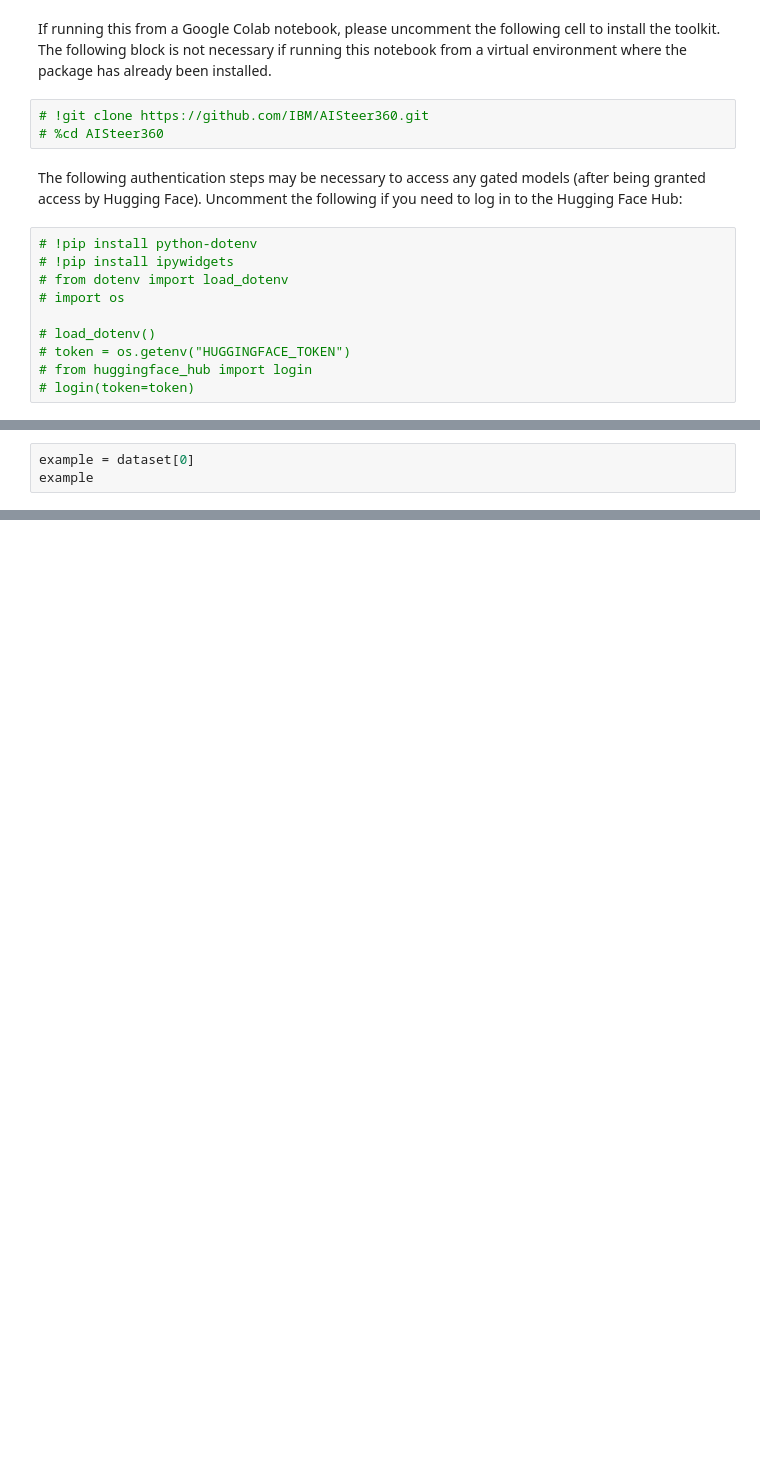
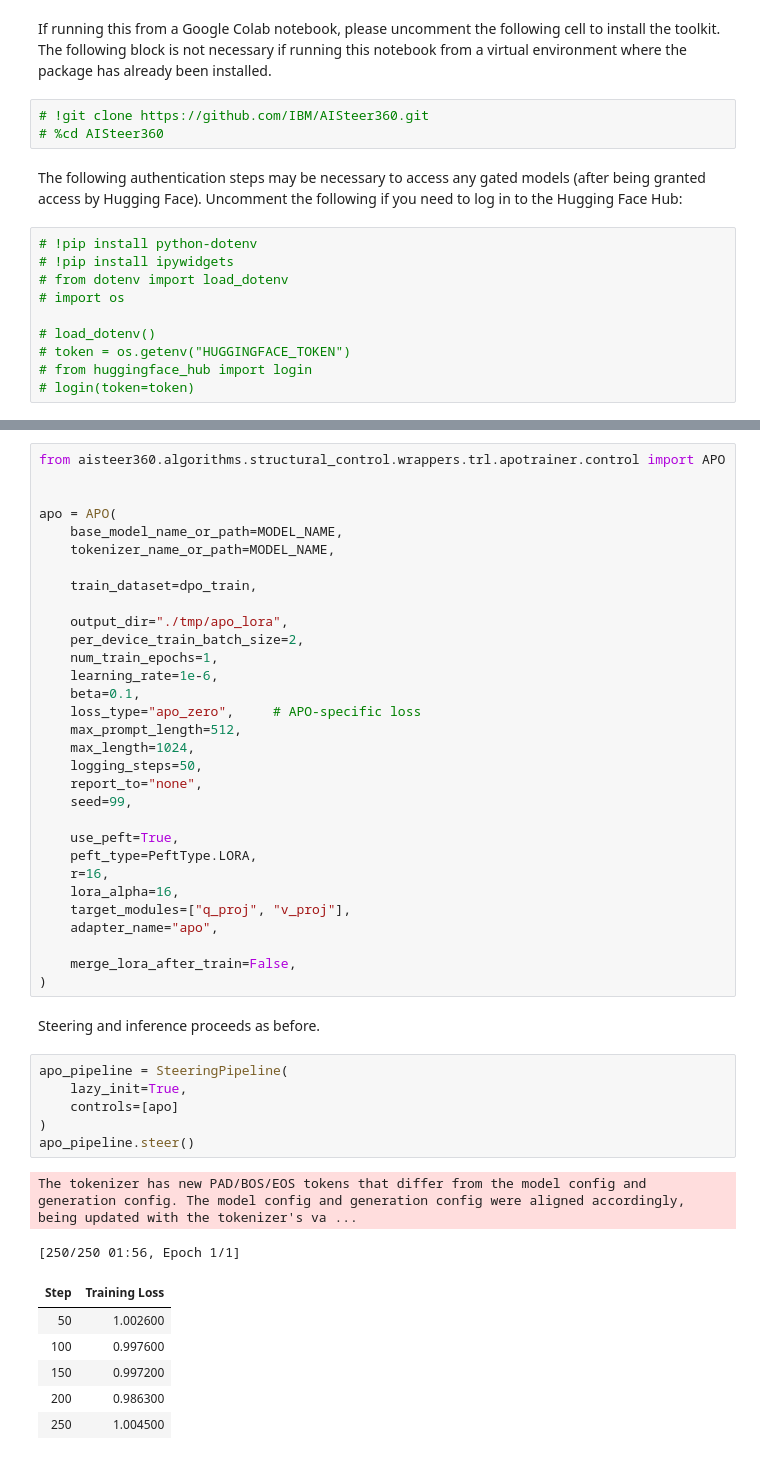
Before and after one commit to IBM/AISteer360, a Jupyter notebook: notebooks/controls/trl_wrapper.ipynb, the cells around one changed output, grey strips where cells are left out. Drawn from its saved outputs; the diff is of its cells as text; blank space fills up the shorter version.

```diff
--- a/notebooks/controls/trl_wrapper.ipynb
+++ b/notebooks/controls/trl_wrapper.ipynb
@@ -179,3 +30,0 @@ dataset = dataset.select(list(range(subset_size)))
-# %%
-example = dataset[0]
-example
@@ -435,0 +234,48 @@ print(steered_response)
+# %%
+from aisteer360.algorithms.structural_control.wrappers.trl.apotrainer.control import APO
+
+
+apo = APO(
+    base_model_name_or_path=MODEL_NAME,
+    tokenizer_name_or_path=MODEL_NAME,
+
+    train_dataset=dpo_train,
+
+    output_dir="./tmp/apo_lora",
+    per_device_train_batch_size=2,
+    num_train_epochs=1,
+    learning_rate=1e-6,
+    beta=0.1,
+    loss_type="apo_zero",     # APO-specific loss
+    max_prompt_length=512,
+    max_length=1024,
+    logging_steps=50,
+    report_to="none",
+    seed=99,
+
+    use_peft=True,
+    peft_type=PeftType.LORA,
+    r=16,
+    lora_alpha=16,
+    target_modules=["q_proj", "v_proj"],
+    adapter_name="apo",
+
+    merge_lora_after_train=False,
+)
+# %% [markdown]
+Steering and inference proceeds as before.
+# %%
+apo_pipeline = SteeringPipeline(
+    lazy_init=True,
+    controls=[apo]
+)
+apo_pipeline.steer()
+# %% [output]
+The tokenizer has new PAD/BOS/EOS tokens that differ from the model config and generation config. The model config and generation config were aligned accordingly, being updated with the tokenizer's va ...
+[250/250 01:56, Epoch 1/1]
+| Step | Training Loss |
+| 50 | 1.002600 |
+| 100 | 0.997600 |
+| 150 | 0.997200 |
+| 200 | 0.986300 |
+| 250 | 1.004500 |
```
Also changed, not shown: parts of 83 cells of this notebook, 2 other files.
